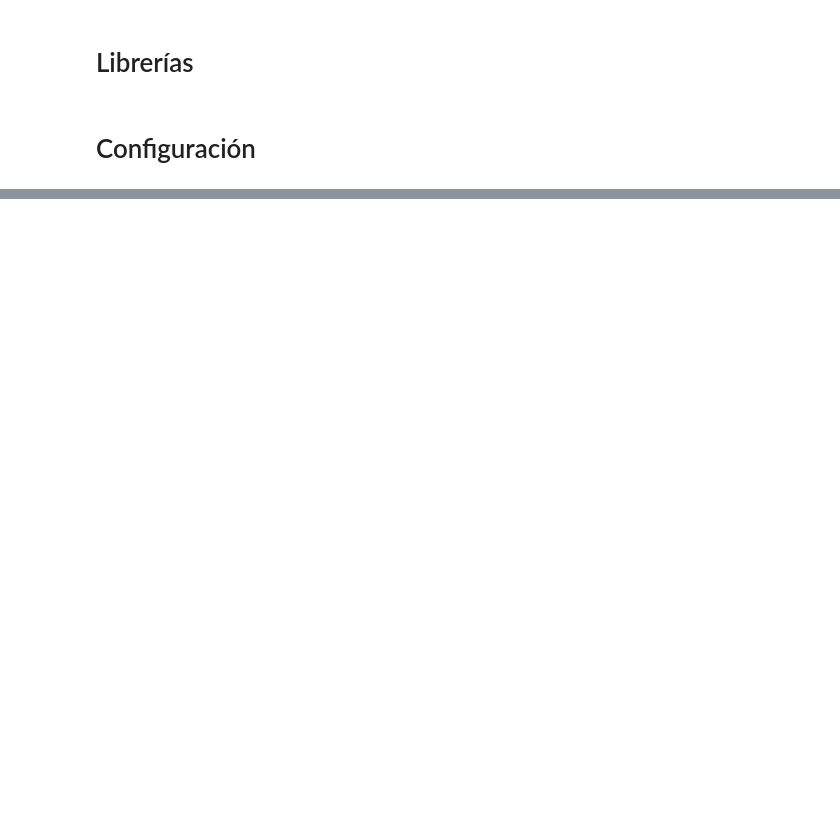
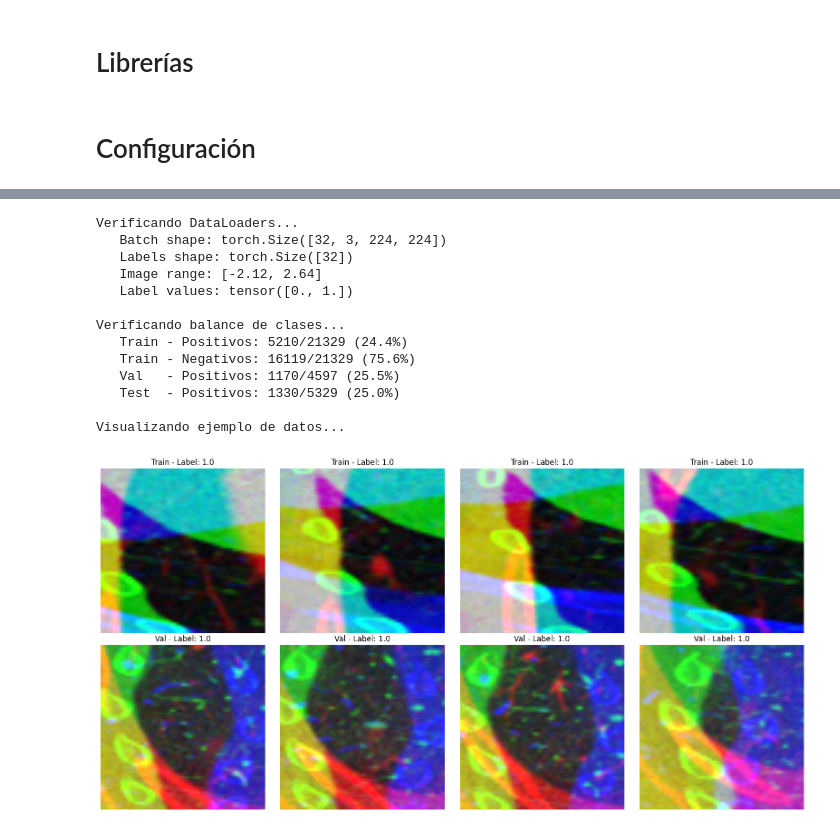
Before and after one commit to kassmontezuma/Capstone, a Jupyter notebook: 05_Entrenamiento.ipynb, the cells around one changed output, grey strips where cells are left out. Saved outputs shown, nothing was run; the diff lists cells and outputs as text; code cells hidden in the pictures; blank space fills up the shorter version.

Commit message:
Entrenamiento completado

```diff
--- a/05_Entrenamiento.ipynb
+++ b/05_Entrenamiento.ipynb
@@ -60,0 +309,80 @@ if torch.cuda.is_available():
+# %%
+# 1. Verificar que los DataLoaders funcionan
+print("\nVerificando DataLoaders...")
+try:
+    sample_batch_images, sample_batch_labels = next(iter(train_loader))
+    print(f"   Batch shape: {sample_batch_images.shape}")
+    print(f"   Labels shape: {sample_batch_labels.shape}")
+    print(f"   Image range: [{sample_batch_images.min():.2f}, {sample_batch_images.max():.2f}]")
+    print(f"   Label values: {torch.unique(sample_batch_labels)}")
+except Exception as e:
+    print(f"   Error: {e}")
+    raise
+
+# 2. Verificar distribución de clases
+print("\nVerificando balance de clases...")
+train_labels = [train_df.iloc[i]['label'] for i in range(len(train_df))]
+val_labels = [val_df.iloc[i]['label'] for i in range(len(val_df))]
+test_labels = [test_df.iloc[i]['label'] for i in range(len(test_df))]
+
+print(f"   Train - Positivos: {sum(train_labels)}/{len(train_labels)} ({100*sum(train_labels)/len(train_labels):.1f}%)")
+print(f"   Train - Negativos: {len(train_labels)-sum(train_labels)}/{len(train_labels)} ({100*(len(train_labels)-sum(train_labels))/len(train_labels):.1f}%)")
+print(f"   Val   - Positivos: {sum(val_labels)}/{len(val_labels)} ({100*sum(val_labels)/len(val_labels):.1f}%)")
+print(f"   Test  - Positivos: {sum(test_labels)}/{len(test_labels)} ({100*sum(test_labels)/len(test_labels):.1f}%)")
+
+# 3. Visualización de sanity check
+print("\nVisualizando ejemplo de datos...")
+fig, axes = plt.subplots(2, 4, figsize=(16, 8))
+
+for i in range(4):
+    # Imagen de entrenamiento
+    img, label = train_dataset[i]
+    mean = torch.tensor([0.485, 0.456, 0.406]).view(3,1,1)
+    std = torch.tensor([0.229, 0.224, 0.225]).view(3,1,1)
+    img_display = img * std + mean
+    img_display = torch.clamp(img_display, 0, 1)
+
+    axes[0, i].imshow(img_display.permute(1,2,0))
+    axes[0, i].set_title(f"Train - Label: {label.item()}")
+    axes[0, i].axis('off')
+
+    # Imagen de validación
+    img_val, label_val = val_dataset[i]
+    img_val_display = img_val * std + mean
+    img_val_display = torch.clamp(img_val_display, 0, 1)
+
+    axes[1, i].imshow(img_val_display.permute(1,2,0))
+    axes[1, i].set_title(f"Val - Label: {label_val.item()}")
+    axes[1, i].axis('off')
+
+plt.tight_layout()
+plt.show()
+
+print("\nRESUMEN:")
+print(f"   - Device: {DEVICE}")
+print(f"   - Batch size: {BATCH_SIZE}")
+print(f"   - Train samples: {len(train_dataset)}")
+print(f"   - Val samples: {len(val_dataset)}")
+print(f"   - Test samples: {len(test_dataset)}")
+
+print(
+    f"   - Clases balanceadas: "
+    f"{100*sum(train_labels)/len(train_labels):.1f}% positivos"
+)
+
+print("\nTODO LISTO PARA ENTRENAR LOS MODELOS")
+# %% [output]
+Verificando DataLoaders...
+   Batch shape: torch.Size([32, 3, 224, 224])
+   Labels shape: torch.Size([32])
+   Image range: [-2.12, 2.64]
+   Label values: tensor([0., 1.])
+
+Verificando balance de clases...
+   Train - Positivos: 5210/21329 (24.4%)
+   Train - Negativos: 16119/21329 (75.6%)
+   Val   - Positivos: 1170/4597 (25.5%)
+   Test  - Positivos: 1330/5329 (25.0%)
+
+Visualizando ejemplo de datos...
+[figure, added]
```
Also changed, not shown: parts of 61 cells of this notebook.
